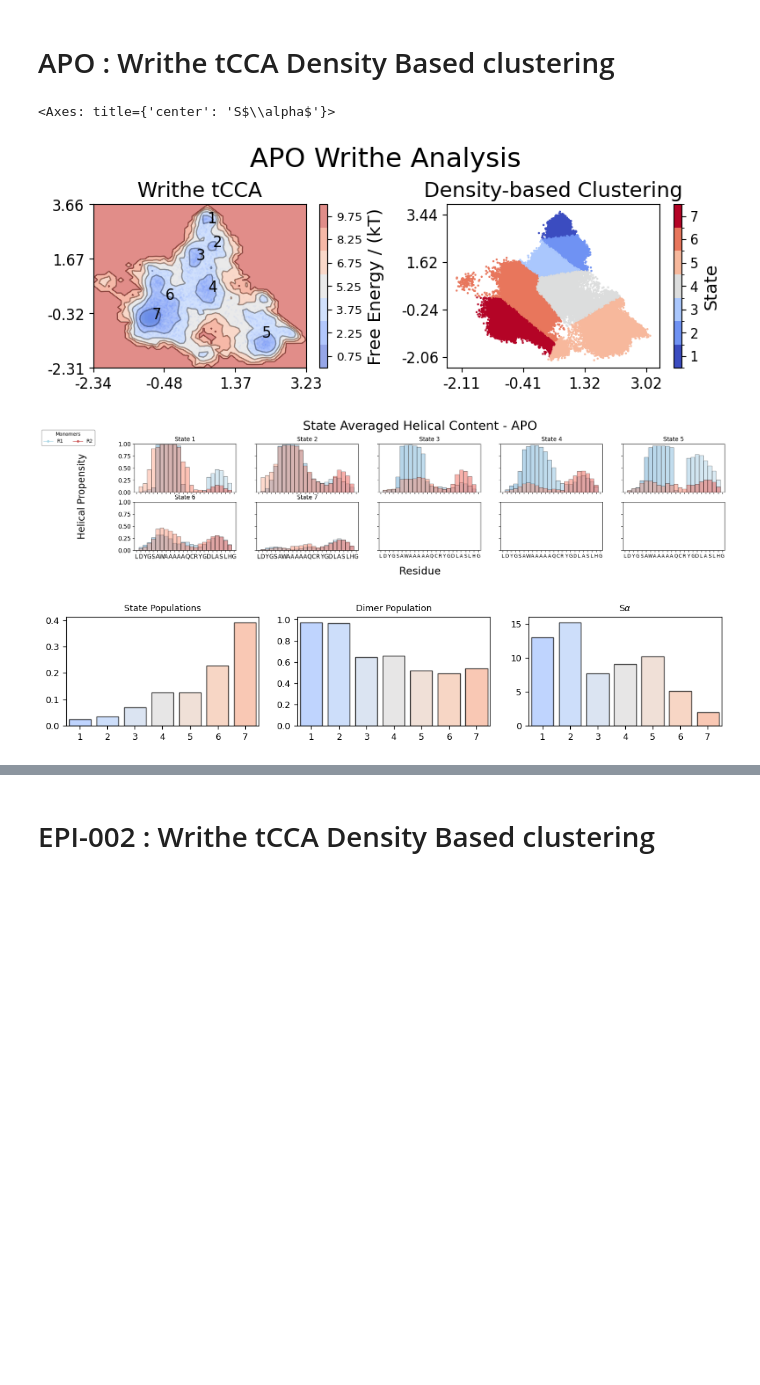
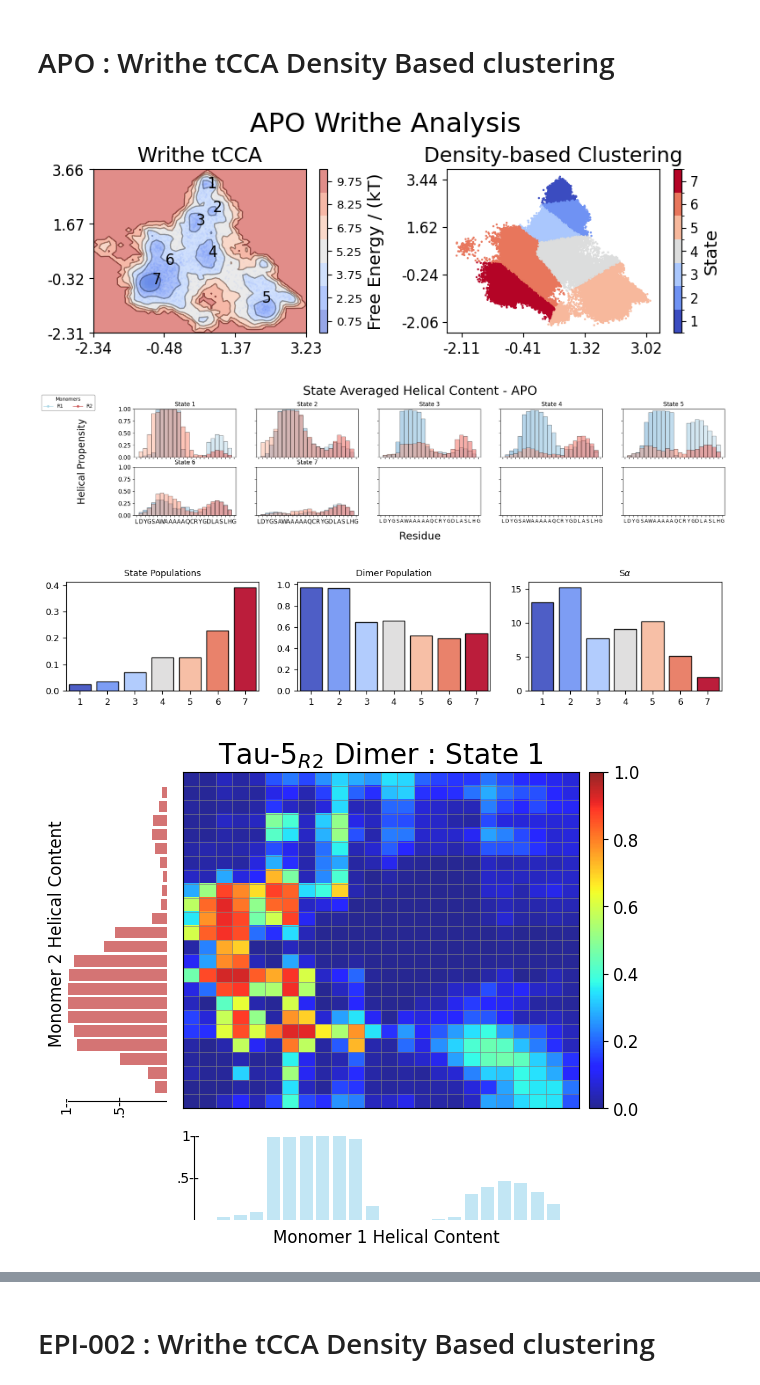
Before and after one commit to tommysisk/temp, a Jupyter notebook: r1r2_cluster_analysis.ipynb, the cells around one changed output, grey strips where cells are left out. Cells and saved outputs as stored; diff of their text form; code cells hidden in the pictures; blank space fills up the shorter version.

```diff
--- a/r1r2_cluster_analysis.ipynb
+++ b/r1r2_cluster_analysis.ipynb
@@ -92,13 +97,15 @@ residues = residues[ca_index]
 codes = np.array(list(md.load(protein_pdb).top.to_fasta()[0]))[:24]
 #codes = np.array([f'{i}{j+1}' for j,i in enumerate(md.load(protein_pdb).top.to_fasta()[0])])[:24]
 
-trunc = 80
-pre_trunc = 80
+trunc = .3
+pre_trunc = .3
 state_width = .8
 state_font_scale = 1.5
 
 
-
+def get_longest_event(bools):
+    idx = np.fromiter(map(len, event:=contiguous_bool(bools=bools)), float).argmax()
+    return event[idx]
 
 
 fes2d_args = dict(
@@ -167,7 +174,7 @@ protein_ligand = [i.clip(0, .55) / .55 for i in protein_ligand]
 # Writhe tCCA Analysis and clustering
 # %%
 # load in precomputed projections
-projs = [np.load(lsdir(path, keyword='writhe_tcca_lag_')[0])[1:, :3] for path in paths]
+projs = [np.load(lsdir(path, keyword='writhe_tcca_lag_')[0])[1:] for path in paths]
 # %%
 import numpy as np
 import matplotlib.pyplot as plt
@@ -260,7 +267,7 @@ def merge_cluster_labels(
     labels: np.ndarray,
     to_merge: Union[Sequence[int], np.ndarray]
 ) -> np.ndarray:
-    """
+    """save_dict
     Merge specified cluster labels into a single cluster and reindex the labels to be contiguous from 0.
 
     Parameters:
@@ -288,6 +295,8 @@ def merge_cluster_labels(
     return new_labels
 # %% [markdown]
 # APO : Writhe tCCA Density Based clustering
+# %%
+dtrajs = []
 # %%
 dtraj, centroids = density_peak_clustering(x = projs[0].T[0],
                                             y=projs[0].T[1],
@@ -346,51 +355,63 @@ fig, ax = plt.subplots(1, 3, figsize=(12, 2))
 box_plot(group_by(dtraj, reduction=lambda x : x.sum() / len(dtraj)),
          label_stride=1,
          cmap="coolwarm",
-         alpha=.7,
+         alpha=.9,
          font_scale=state_font_scale,#ylabel="Contact\n Population",
          labels=np.arange(1, len(frames_cl) + 1),
          title = 'State Populations',
          rotation=0,
-         trunc=trunc,
+         trunc=0,
          width=state_width,
-         pre_trunc=pre_trunc,
+         pre_trunc=0,
          ymin=0,
          ax=ax[0])
 
 
 
 box_plot(group_by(dtraj,ResidueDistances.load(f'{paths[0]}/r1r2_ca_distance_dict.pkl'
                                                 ).contacts(0.6).any(1),
                            reduction=np.mean),
          label_stride=1,
          cmap="coolwarm",
-         alpha=.7,
+         alpha=.9,
          font_scale=state_font_scale,#ylabel="Contact\n Population",
          labels=np.arange(1, len(frames_cl) +1),
          title = 'Dimer Population',
          rotation=0,
-         trunc=trunc,
-         pre_trunc=pre_trunc,
+         trunc=0,
+         pre_trunc=0,
          width=state_width,
          ax=ax[1])
 
 
 box_plot(group_by(dtraj,
                 np.load(f"{paths[0]}/r1r2_sa.npy").sum(-1),
                 np.mean),
          label_stride=1,
          cmap="coolwarm",
-         alpha=.7,
+         alpha=.9,
          font_scale=state_font_scale,#ylabel="Contact\n Population",
          labels=np.arange(1, len(frames_cl) +1),
          title = r'S$\alpha$',
          rotation=0,
-         trunc=trunc,
-         pre_trunc=pre_trunc,
+         trunc=0,
+         pre_trunc=0,
          width=state_width,
          ax=ax[2])
+
+
+for i, frames in enumerate(frames_cl):
+    build_matrix_boxplot_grid(ResidueDistances.load(f'{paths[0]}/r1r2_ca_distance_dict.pkl').matrix(contacts=True,
+                                                                                                    cut_off=1)[frames].mean(0),
+                              np.load(f'{paths[0]}/dsspH.npy', )[frames].mean(0)[:24],
+                              np.load(f'{paths[0]}/dsspH.npy', )[frames].mean(0)[24:],
+                              cmap='jet', title=fr'Tau-5$_{{R2}}$ Dimer : State {i+1}',
+                              bottom_title='R2 Helical Content',vmin=0, vmax=1,
+                              left_title='R1 Helical Content')
+
+dtrajs.append(dtraj)
 # %% [output]
-<Axes: title={'center': 'S$\\alpha$'}>
 [figure]
 [figure]
-[figure, old version]
+[figure, new version]
+[figure, added]
```
Also changed, not shown: parts of 28 cells of this notebook.
